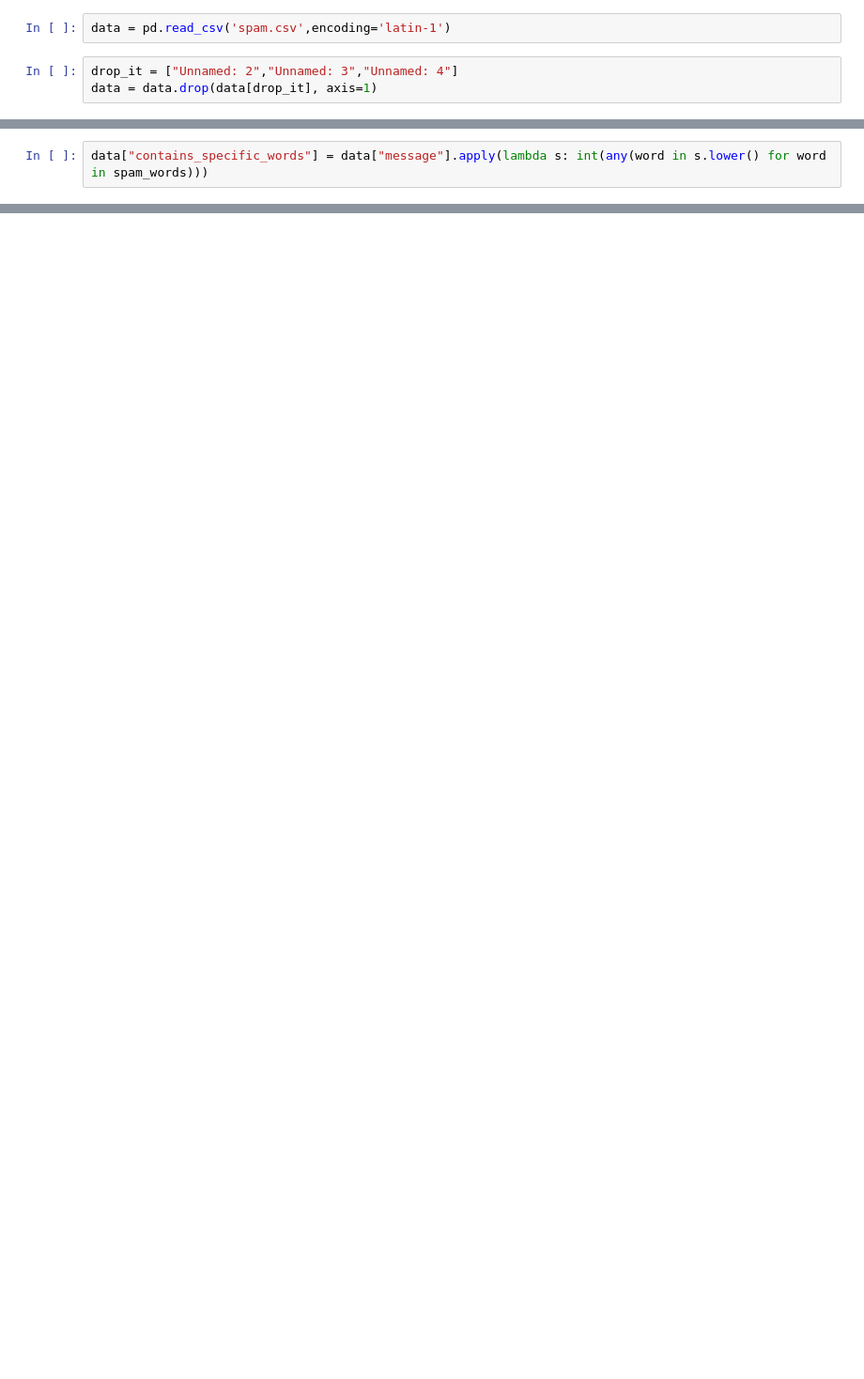
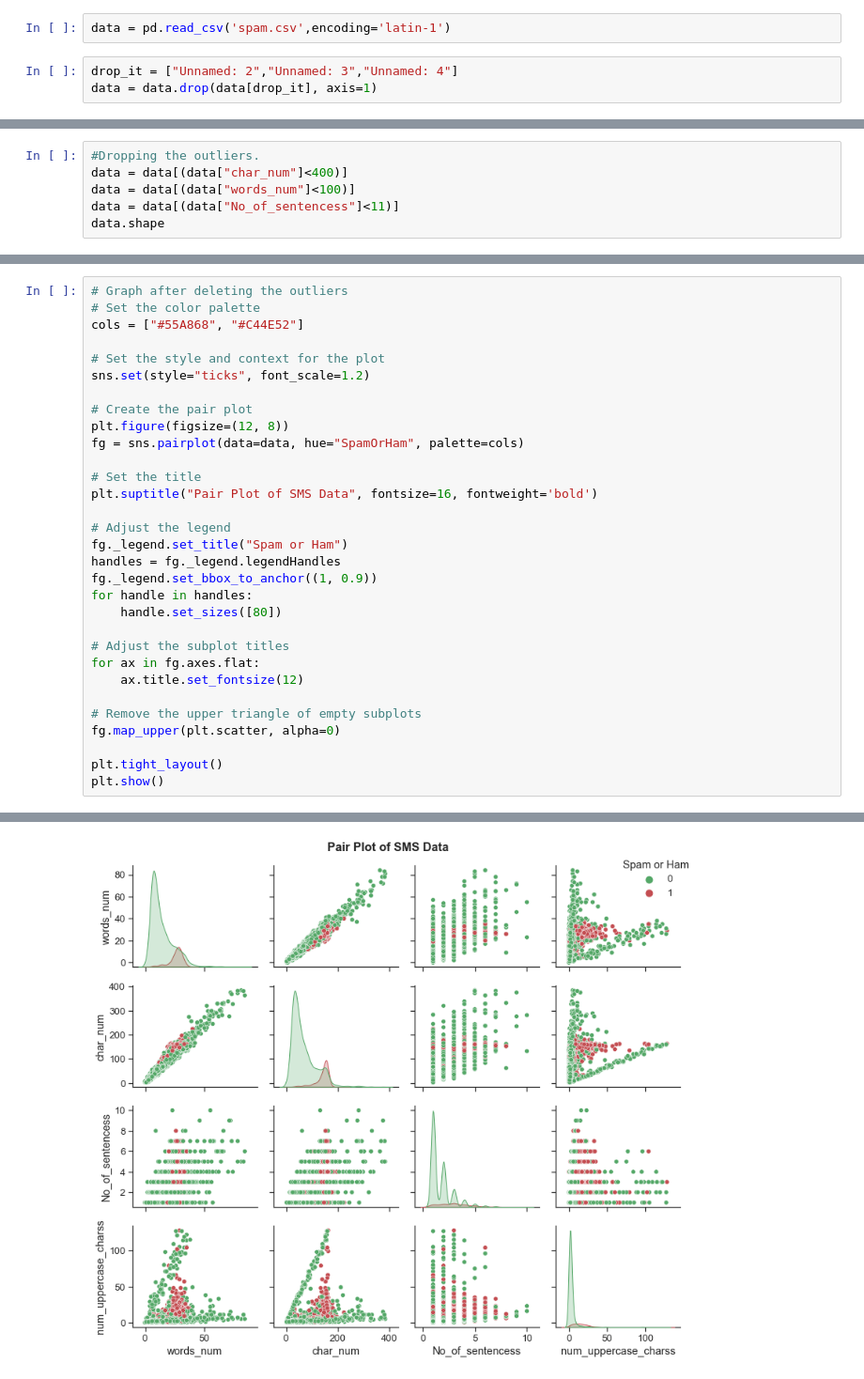
Before and after one commit to RojalM/Spam-filter-Classifier, a Jupyter notebook: Untitled.ipynb, the cells around one changed output, grey strips where cells are left out. Shown: that part at 94% size. Cells and saved outputs as stored; diff of their text form; blank space fills up the shorter version.

```diff
--- a/Untitled.ipynb
+++ b/Untitled.ipynb
@@ -144,2 +113,6 @@ spam_words = { "as seen on", "buy", "buy direct", "buying judgments", "clearance
 # %%
-data["contains_specific_words"] = data["message"].apply(lambda s: int(any(word in s.lower() for word in spam_words)))
+#Dropping the outliers.
+data = data[(data["char_num"]<400)]
+data = data[(data["words_num"]<100)]
+data = data[(data["No_of_sentencess"]<11)]
+data.shape
@@ -164,0 +121,32 @@ complete_df[columns_to_scale] = scaled_df
+# %%
+# Graph after deleting the outliers
+# Set the color palette
+cols = ["#55A868", "#C44E52"]
+
+# Set the style and context for the plot
+sns.set(style="ticks", font_scale=1.2)
+
+# Create the pair plot
+plt.figure(figsize=(12, 8))
+fg = sns.pairplot(data=data, hue="SpamOrHam", palette=cols)
+
+# Set the title
+plt.suptitle("Pair Plot of SMS Data", fontsize=16, fontweight='bold')
+
+# Adjust the legend
+fg._legend.set_title("Spam or Ham")
+handles = fg._legend.legendHandles
+fg._legend.set_bbox_to_anchor((1, 0.9))
+for handle in handles:
+    handle.set_sizes([80])
+
+# Adjust the subplot titles
+for ax in fg.axes.flat:
+    ax.title.set_fontsize(12)
+
+# Remove the upper triangle of empty subplots
+fg.map_upper(plt.scatter, alpha=0)
+
+plt.tight_layout()
+plt.show()
+# %% [output]
@@ -164,0 +154 @@ complete_df[columns_to_scale] = scaled_df
+[figure, added]
```
Also changed, not shown: parts of 23 cells of this notebook.
